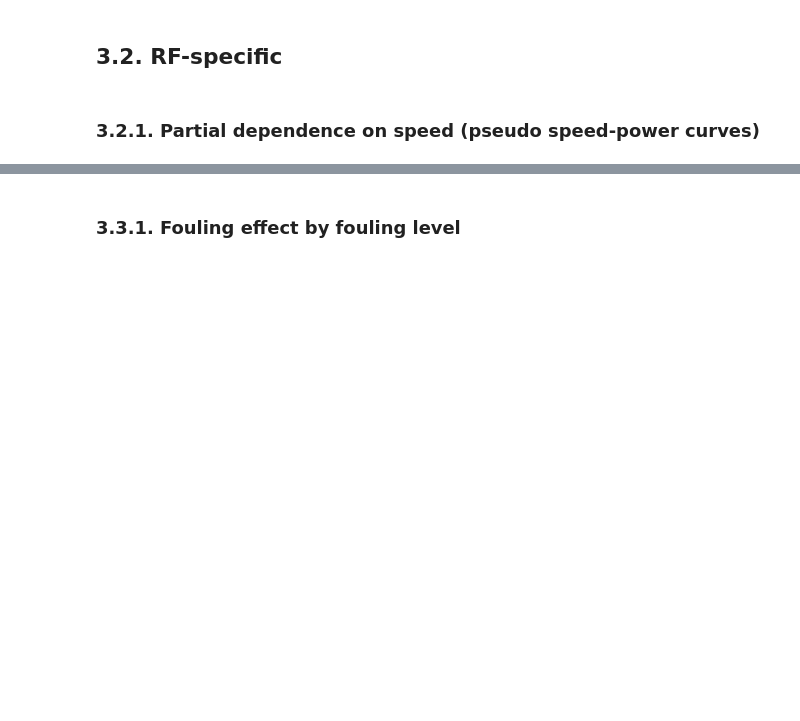
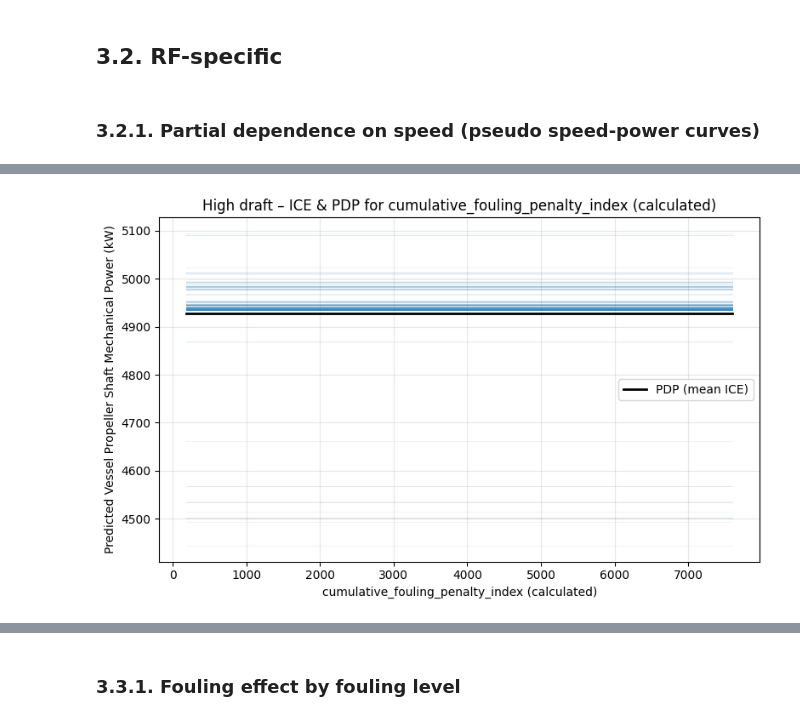
Before and after one commit to AugustBjerg/Master-s-thesis, a Jupyter notebook: code/modelling/notebooks/evaluation.ipynb, the cells around one changed output, grey strips where cells are left out. Drawn from its saved outputs; the diff is of its cells as text; code cells hidden in the pictures; blank space fills up the shorter version.

```diff
--- a/code/modelling/notebooks/evaluation.ipynb
+++ b/code/modelling/notebooks/evaluation.ipynb
@@ -908,0 +1040,13 @@ visualize_all_terms_with_hist(
+# %%
+draft_col = "Avg Draft (Calculated)"
+high_draft_mask = X_test[draft_col] > X_test[draft_col].median()
+
+plot_ice_with_optional_strata(
+    model=rf_model_incl_fouling,
+    X=X_test,
+    feature_name="cumulative_fouling_penalty_index (calculated)",
+    group_mask=high_draft_mask,
+    title_prefix="High draft",
+)
+# %% [output]
+[figure, added]
```
Also changed, not shown: parts of 8 cells of this notebook.
